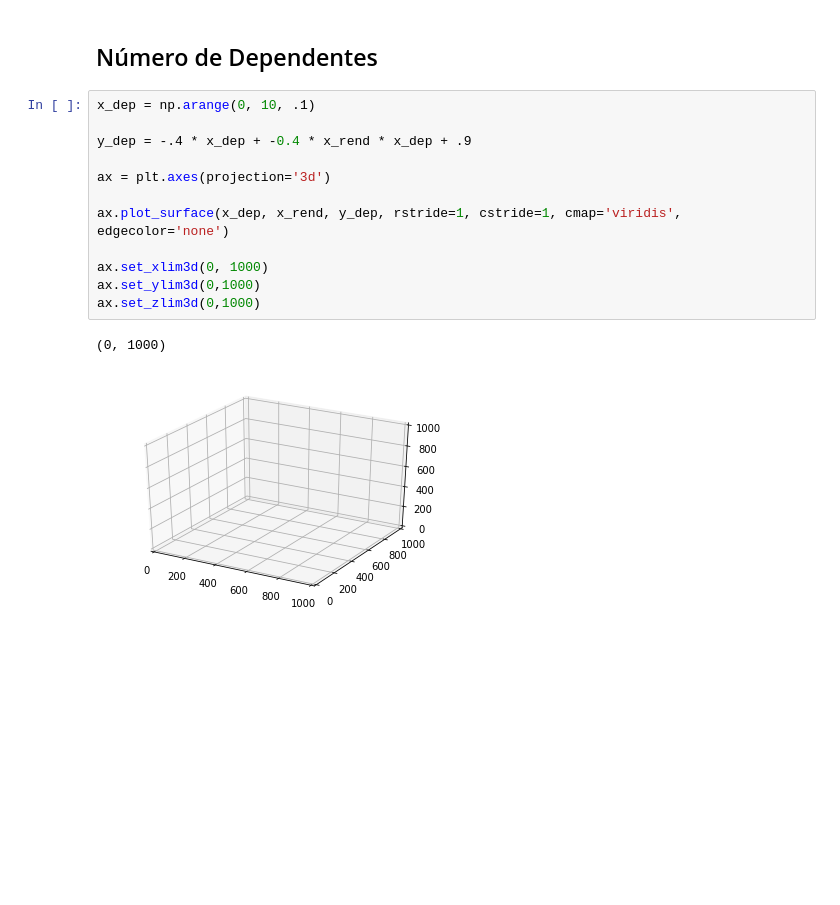
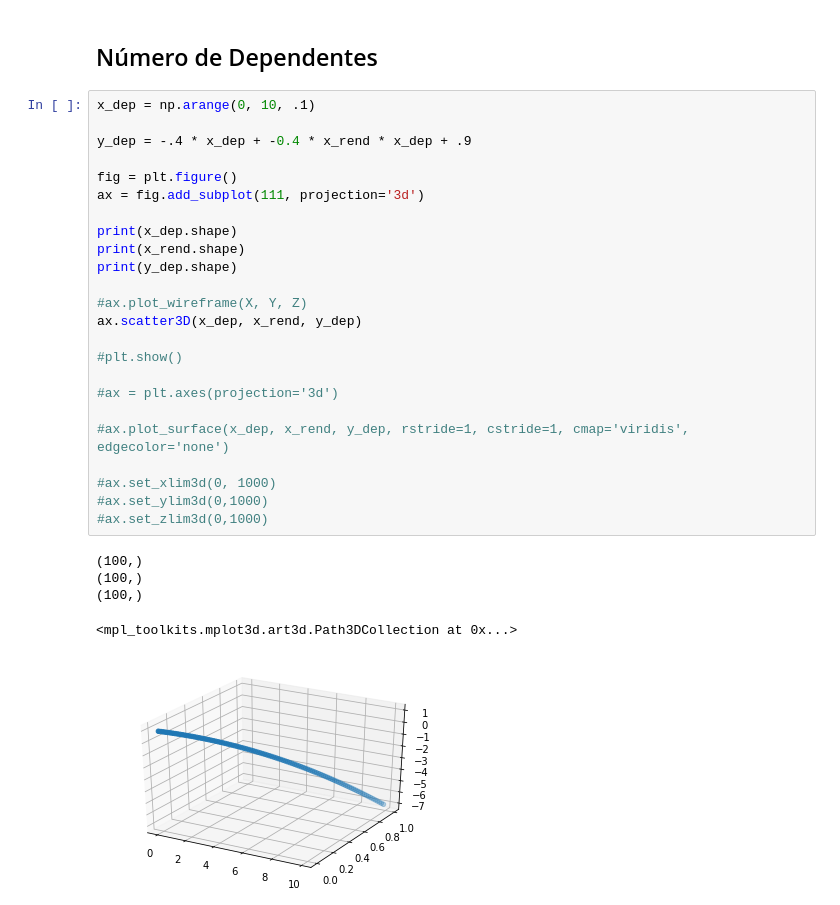
Before and after one commit to kiq005/AM-Demissao, a Jupyter notebook: Funções Base.ipynb, the cells around one changed output. Cells and saved outputs as stored; diff of their text form; blank space fills up the shorter version.

```diff
--- a/Funções Base.ipynb
+++ b/Funções Base.ipynb
@@ -172,15 +172,30 @@ plt.show()
 # %%
 x_dep = np.arange(0, 10, .1)
 
 y_dep = -.4 * x_dep + -0.4 * x_rend * x_dep + .9
 
-ax = plt.axes(projection='3d')
+fig = plt.figure()
+ax = fig.add_subplot(111, projection='3d')
 
-ax.plot_surface(x_dep, x_rend, y_dep, rstride=1, cstride=1, cmap='viridis', edgecolor='none')
+print(x_dep.shape)
+print(x_rend.shape)
+print(y_dep.shape)
 
-ax.set_xlim3d(0, 1000)
-ax.set_ylim3d(0,1000)
-ax.set_zlim3d(0,1000)
+#ax.plot_wireframe(X, Y, Z)
+ax.scatter3D(x_dep, x_rend, y_dep)
+
+#plt.show()
+
+#ax = plt.axes(projection='3d')
+
+#ax.plot_surface(x_dep, x_rend, y_dep, rstride=1, cstride=1, cmap='viridis', edgecolor='none')
+
+#ax.set_xlim3d(0, 1000)
+#ax.set_ylim3d(0,1000)
+#ax.set_zlim3d(0,1000)
 # %% [output]
-(0, 1000)
+(100,)
+(100,)
+(100,)
+<mpl_toolkits.mplot3d.art3d.Path3DCollection at 0x...>
-[figure, old version]
+[figure, new version]
```
Also changed, not shown: parts of 1 cell of this notebook, 7 other files.
